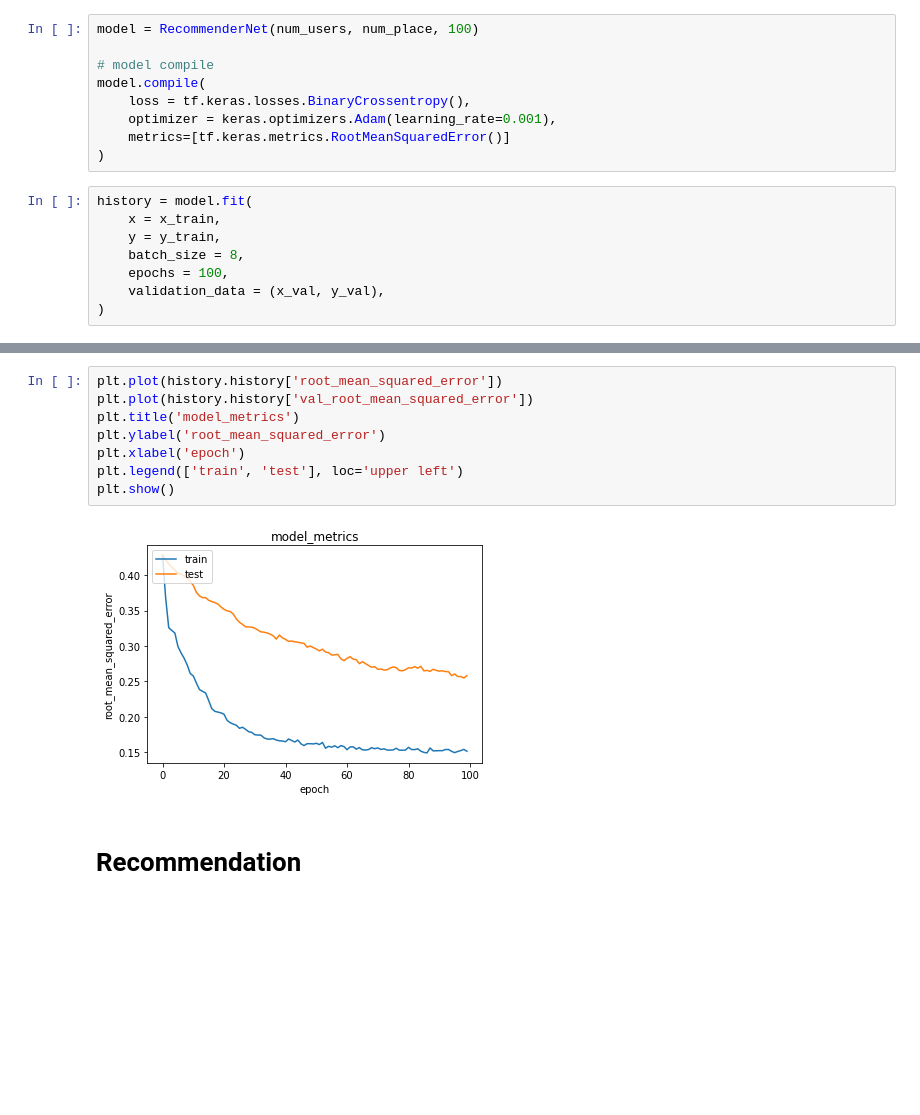
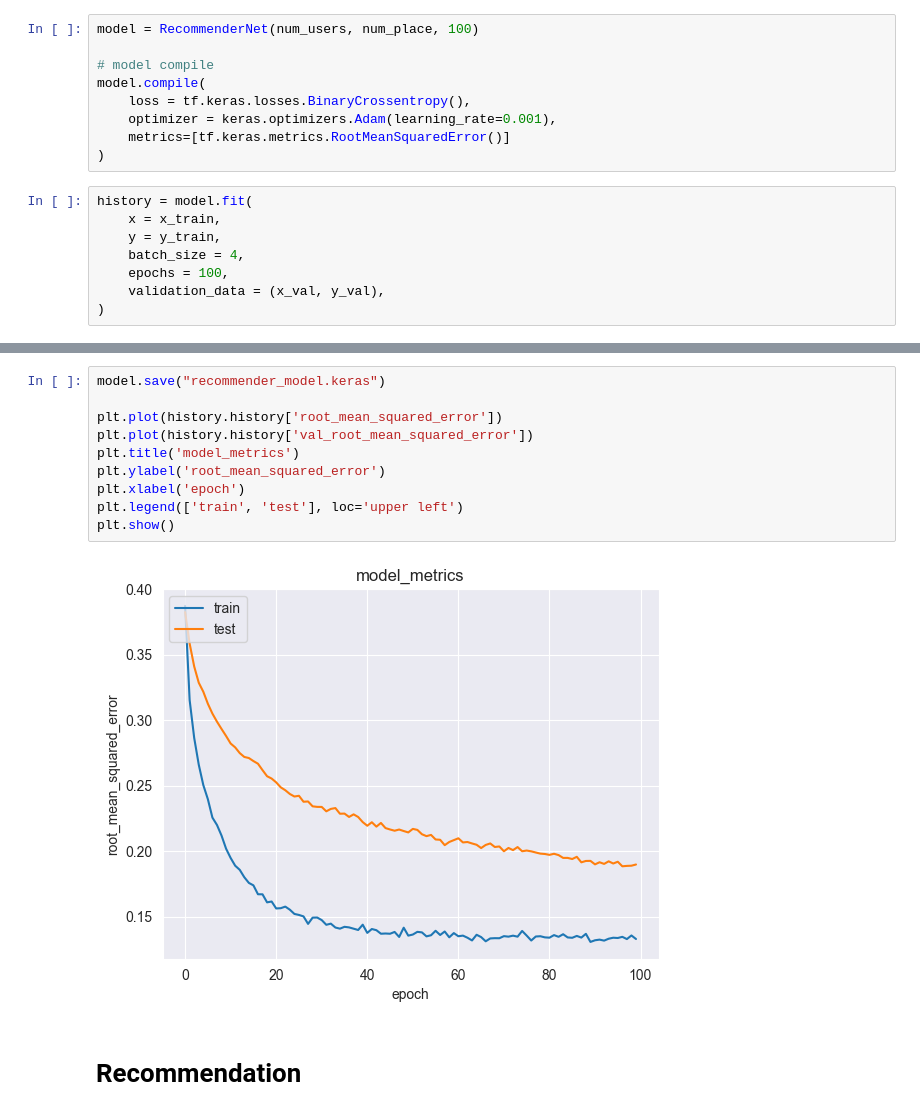
Before and after one commit to Hanzamas/Lamogan-Travel-RS, a Jupyter notebook: travel-recommendation-system.ipynb, the cells around one changed output, grey strips where cells are left out. Cells and saved outputs as stored; diff of their text form; blank space fills up the shorter version.

```diff
--- a/travel-recommendation-system.ipynb
+++ b/travel-recommendation-system.ipynb
@@ -735,7 +737,7 @@ model.compile(
 history = model.fit(
     x = x_train,
     y = y_train,
-    batch_size = 8,
+    batch_size = 4,
     epochs = 100,
     validation_data = (x_val, y_val),
 )
@@ -760,13 +762,15 @@ Epoch 100/100
 # %%
+model.save("recommender_model.keras")
+
 plt.plot(history.history['root_mean_squared_error'])
 plt.plot(history.history['val_root_mean_squared_error'])
 plt.title('model_metrics')
 plt.ylabel('root_mean_squared_error')
 plt.xlabel('epoch')
 plt.legend(['train', 'test'], loc='upper left')
 plt.show()
 # %% [output]
-[figure, old version]
+[figure, new version]
 # %% [markdown]
 # Recommendation
 # %%
```
Also changed, not shown: parts of 4 cells of this notebook, 3 other files.
